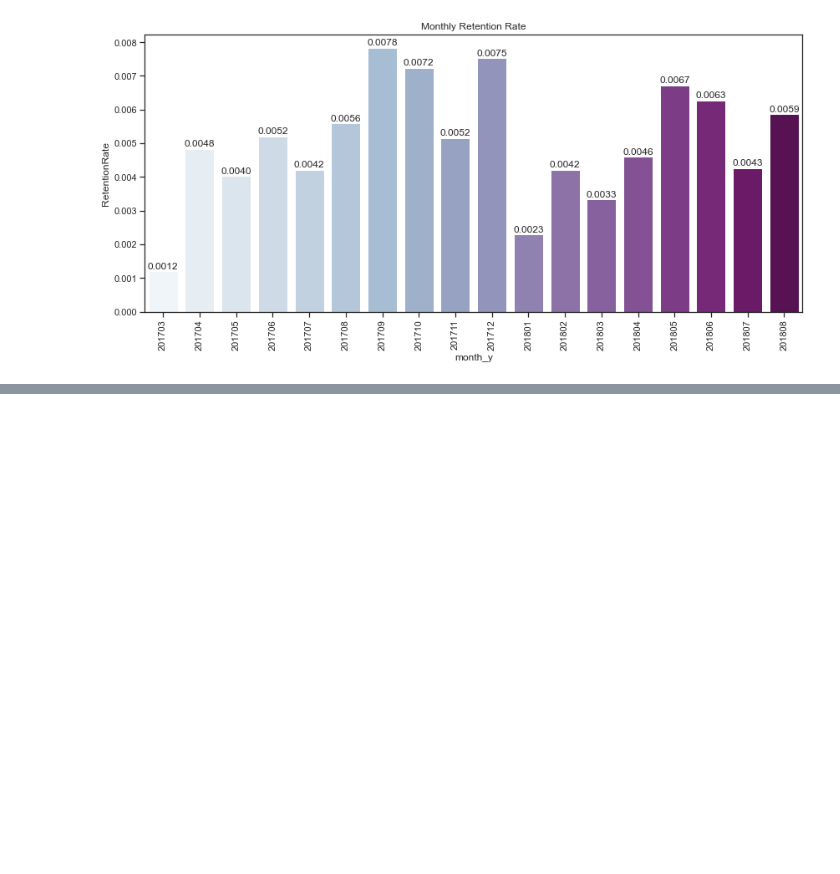
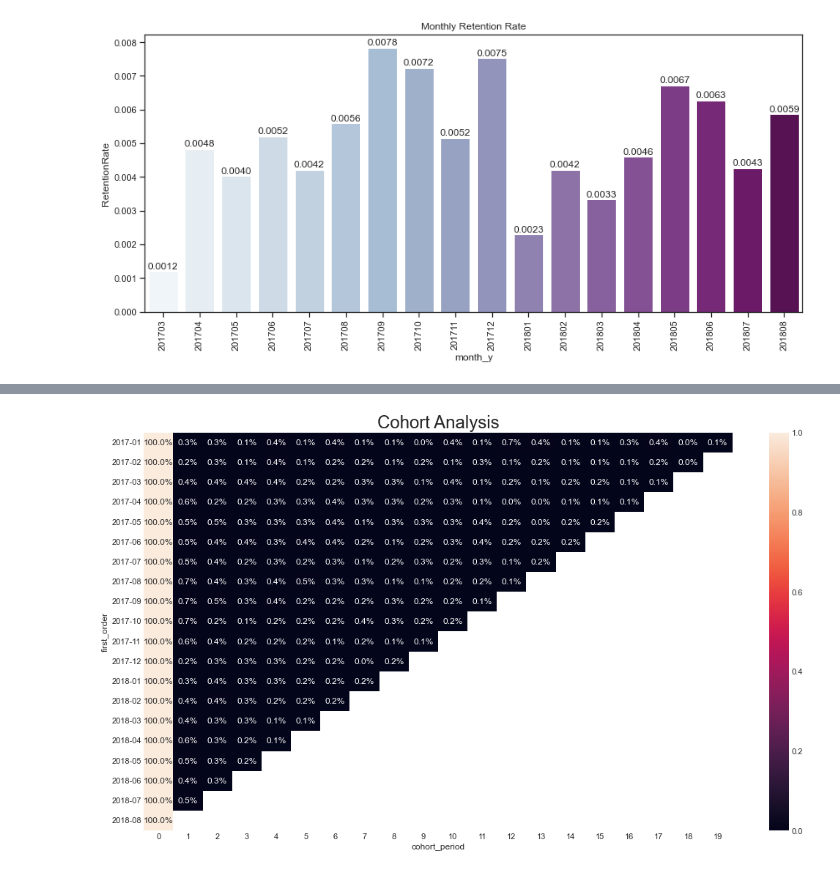
Before and after one commit to hyunjun33/Funnel_Analysis, a Jupyter notebook: Olist/Olist_Customer_Analysis.ipynb, the cells around one changed output, grey strips where cells are left out. Drawn from its saved outputs; the diff is of its cells as text; code cells hidden in the pictures; blank space fills up the shorter version.

```diff
--- a/Olist/Olist_Customer_Analysis.ipynb
+++ b/Olist/Olist_Customer_Analysis.ipynb
@@ -908,0 +825,4 @@ cohorts
+# %%
+# Cohort retention calculation
+customer_retention = cohorts.divide(cohorts[0], axis=0).round(4)
+customer_retention
@@ -908,0 +848,8 @@ cohorts
+# %%
+# Cohort result visualization
+plt.figure(figsize=(18, 10))
+plt.title("Cohort Analysis", fontsize=24)
+sns.heatmap(customer_retention, annot=True, fmt=".1%")
+plt.show()
+# %% [output]
+[figure, added]
```
Also changed, not shown: parts of 42 cells of this notebook.
